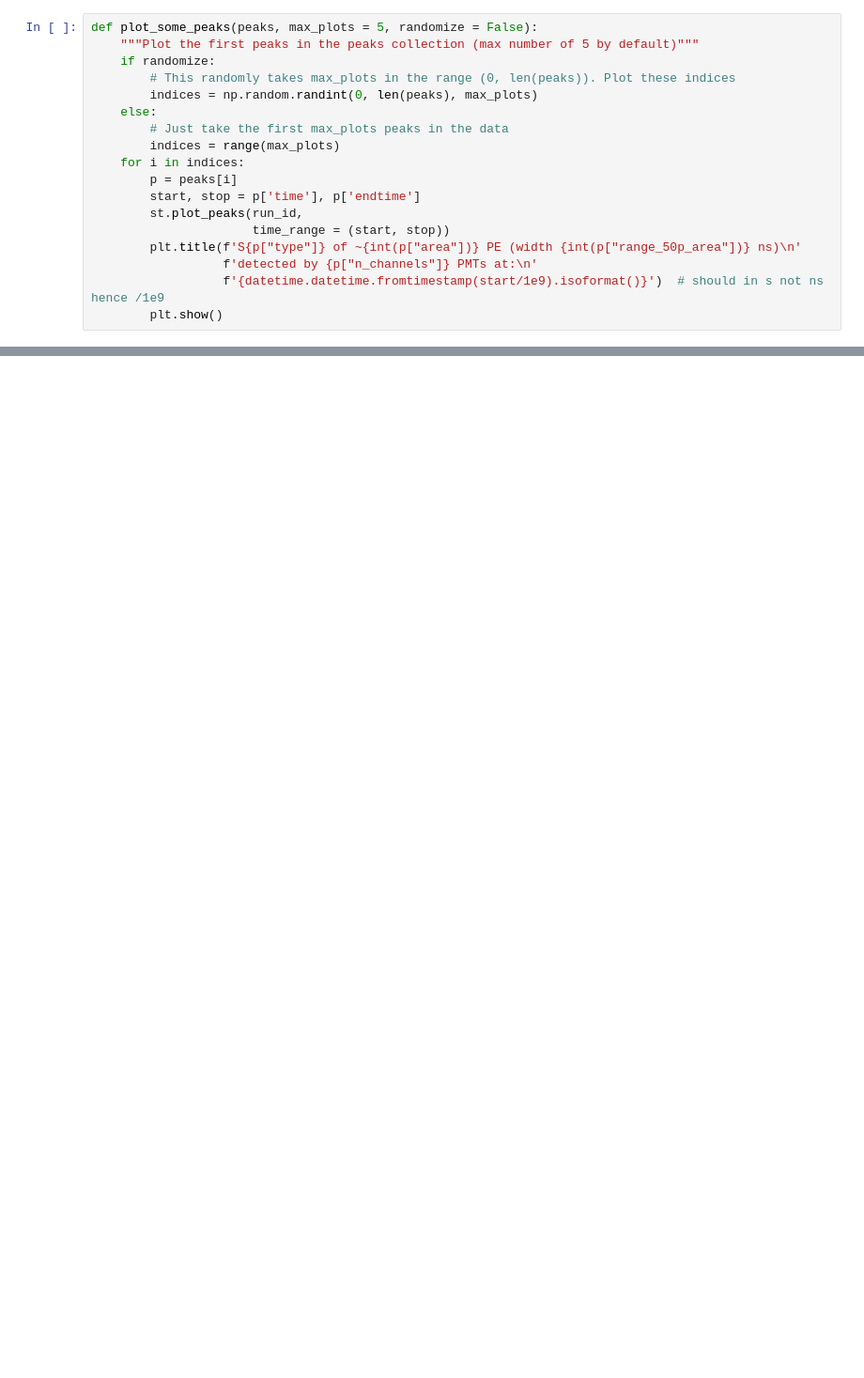
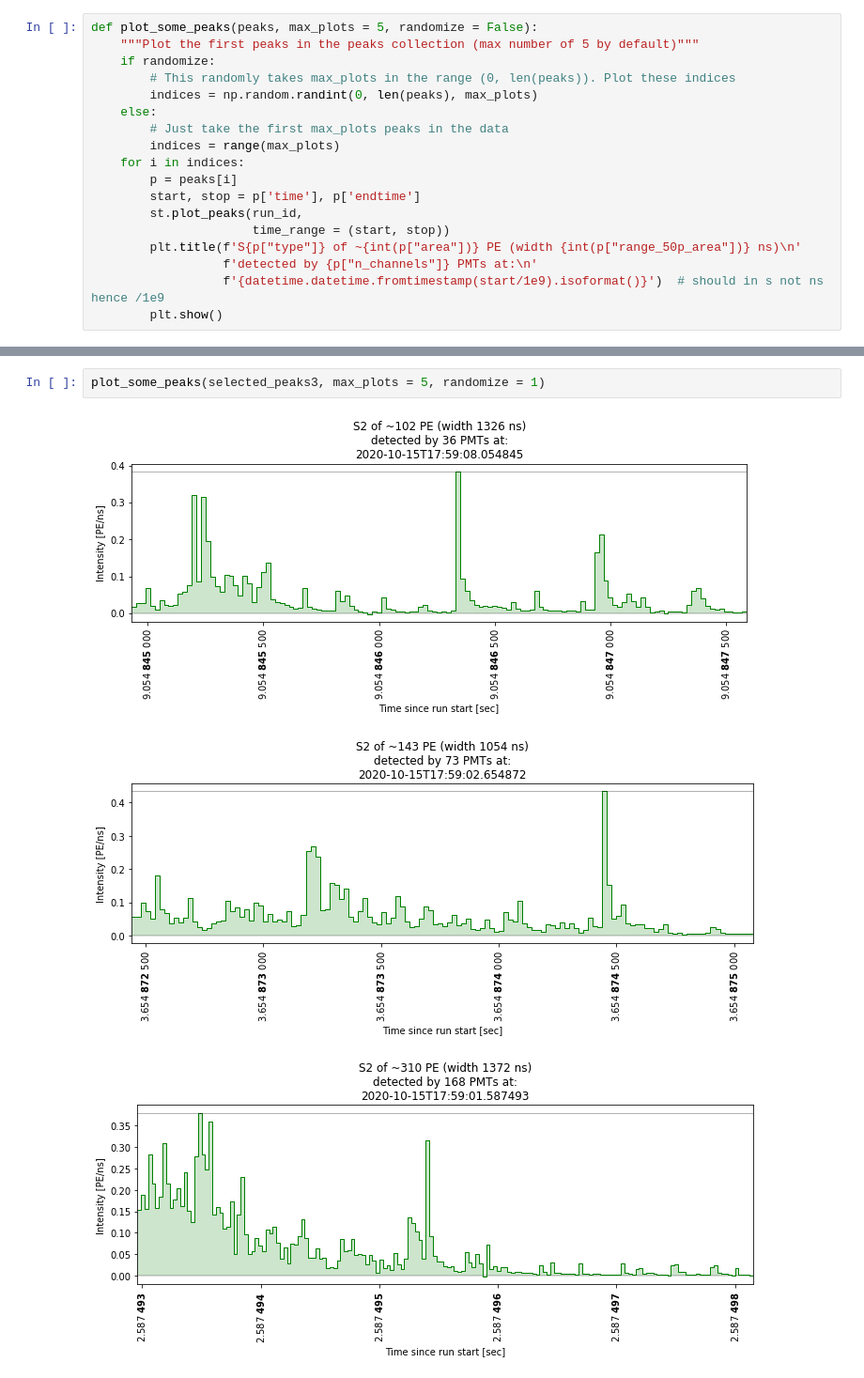
Before and after one commit to valerioda/xenon-note, a Jupyter notebook: fast_response_analysis/firstdata-nT.ipynb, the cells around one changed output, grey strips where cells are left out. Shown at 94% size. Saved outputs shown, nothing was run; the diff lists cells and outputs as text; blank space fills up the shorter version.

```diff
--- a/fast_response_analysis/firstdata-nT.ipynb
+++ b/fast_response_analysis/firstdata-nT.ipynb
@@ -143,0 +135,6 @@ plot_some_peaks(peaks, max_plots = 2, randomize = 1)
+# %%
+plot_some_peaks(selected_peaks3, max_plots = 5, randomize = 1)
+# %% [output]
+[figure, added]
+[figure, added]
+[figure, added]
```
Also changed, not shown: parts of 11 cells of this notebook.
